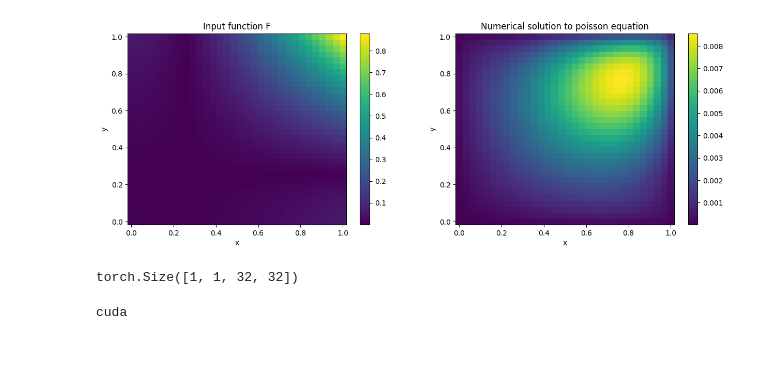
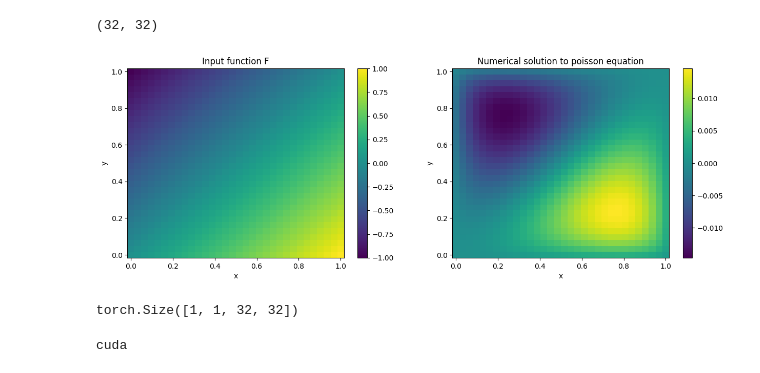
Before and after one commit to frasermartinx/MScProject, a Jupyter notebook: code/Ensemble.ipynb, the cells around one changed output. Cells and saved outputs as stored; diff of their text form; code cells hidden in the pictures.

```diff
--- a/code/Ensemble.ipynb
+++ b/code/Ensemble.ipynb
@@ -19,6 +19,7 @@ neumann = False
 
 # Define f
 F = np.abs(X -0.5) * np.abs(Y-0.5)
+print(F.shape)
 #F = np.sin(X)*np.sin(Y)/np.sqrt(2*np.pi**2) - np.sin(2*X) * np.sin(Y) / np.sqrt(5*np.pi**2)
 F = X-Y
 #F = X**2 + Y**2
@@ -26,78 +27,77 @@ F = X-Y
     #F+= np.random.normal(0,10) *np.sin(i*X) * np.sin(i*Y) / np.sqrt((2*i**2)*np.pi**2)
 #F = (X-0.5) * (Y-0.5)
 
-F = np.abs(X -0.25) * np.abs(Y-0.25) * np.abs(X +0.25) * np.abs(Y+0.25)
+#F = np.abs(X -0.25) * np.abs(Y-0.25) * np.abs(X +0.25) * np.abs(Y+0.25)
 
 
 F*=1
 
 #redefine for numerical solver, which solves Lu = f, so have to redefine
-F_num = -F
+def solver(F, neumann,N):
+    F_num = -F
+    # Initialize the sparse matrix A
+    main_diagonal = np.ones(N**2) * -4 / h**2
+    offset_diagonals = np.ones(N**2 - 1) / h**2
+    offset_diagonals[N-1::N] = 0  # Fix the boundary effects where wrap-around occurs
+    far_diagonals = np.ones(N**2 - N) / h**2
 
-#numerical solver
+    # Create the sparse matrix A using diags
+    A = sp.diags(
+        [main_diagonal, offset_diagonals, offset_diagonals, far_diagonals, far_diagonals],
+        [0, -1, 1, -N, N], shape=(N**2, N**2), format='csr')
+    if neumann:
 
-# Initialize the sparse matrix A
-main_diagonal = np.ones(N**2) * -4 / h**2
-offset_diagonals = np.ones(N**2 - 1) / h**2
-offset_diagonals[N-1::N] = 0  # Fix the boundary effects where wrap-around occurs
-far_diagonals = np.ones(N**2 - N) / h**2
+        for i in range(N):
+            if i == 0 or i == N-1:
+                A[i,:] = A[-(i+1),:] = 0
+                A[i,i] = A[-(i+1),-(i+1)] = 1/h
+            if i % N == 0 or (i+1) % N == 0:
+                A[i,:] = 0
+                A[i,i] = 1/h
 
-# Create the sparse matrix A using diags
-A = sp.diags(
-    [main_diagonal, offset_diagonals, offset_diagonals, far_diagonals, far_diagonals],
-    [0, -1, 1, -N, N], shape=(N**2, N**2), format='csr')
+    F_num = F_num.ravel()
 
-# Apply boundary conditions (zero boundary conditions applied by default)
+    if neumann:
+        F_num[0:N] =F_num[-N:] = F_num[::N] = F_num[N-1::N] = 0
 
-if neumann:
-    print(3)
-    for i in range(N):
-        if i == 0 or i == N-1:
-            A[i,:] = A[-(i+1),:] = 0
-            A[i,i] = A[-(i+1),-(i+1)] = 1/h
-        if i % N == 0 or (i+1) % N == 0:
-            A[i,:] = 0
-            A[i,i] = 1/h
+    # Solve the linear system
+    u = scipy.sparse.linalg.spsolve(A, F_num)
+    U = u.reshape((N, N))
+    return U
 
-F_num = F_num.ravel()
-
-if neumann:
-    F_num[0:N] =F_num[-N:] = F_num[::N] = F_num[N-1::N] = 0
-
-# Solve the linear system
-u = scipy.sparse.linalg.spsolve(A, F_num)
-U = u.reshape((N, N))
+U = solver(F,neumann,N)
 
 
 # Plotting
 fig, axs = plt.subplots(nrows = 1, ncols = 2)
 fig.set_figwidth(15)
 
 fig1 = axs[0].pcolormesh(X,Y,F)
 fig.colorbar(fig1)
 axs[0].set_title("Input function F")
 axs[0].set_xlabel("x")
 axs[0].set_ylabel("y")
 
 
 
 fig2 = axs[1].pcolormesh(X,Y,U)
 fig.colorbar(fig2)
 axs[1].set_title("Numerical solution to poisson equation")
 axs[1].set_xlabel("x")
 axs[1].set_ylabel("y")
 plt.show()
 
 
 
 #save input function
 
 F = torch.tensor(F)[None,None,:]
 print(F.shape)
 torch.save(F,"../finput.pt")
 # %% [output]
+(32, 32)
-[figure, old version]
+[figure, new version]
-torch.Size([1, 1, 32, 32])
+torch.Size([1, 1, 32, 32])
 # %%
 
 import matplotlib.pyplot as plt
```
Also changed, not shown: parts of 13 cells of this notebook.
